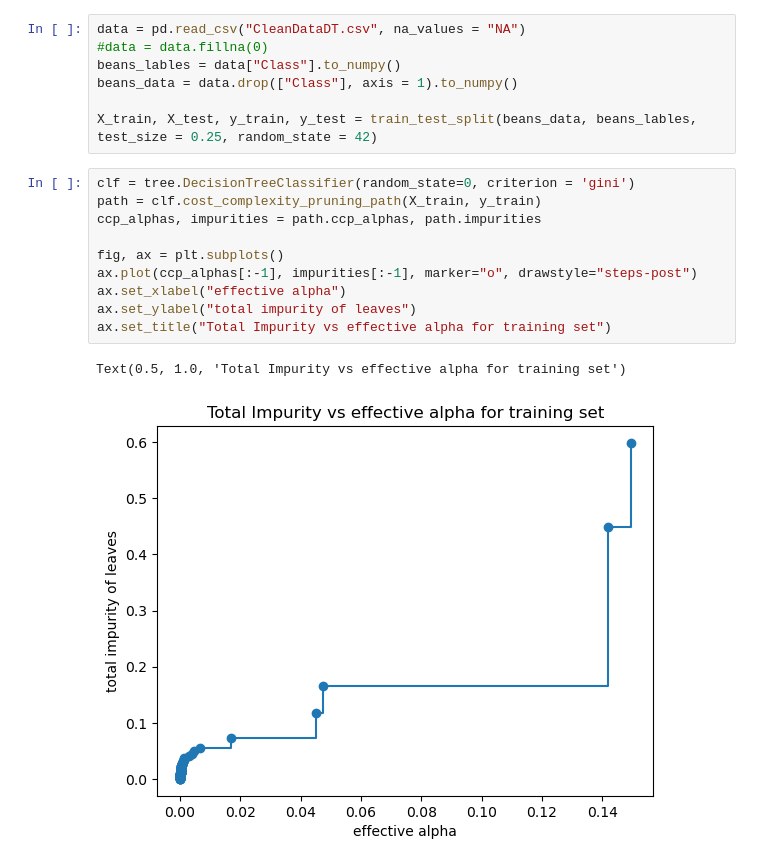
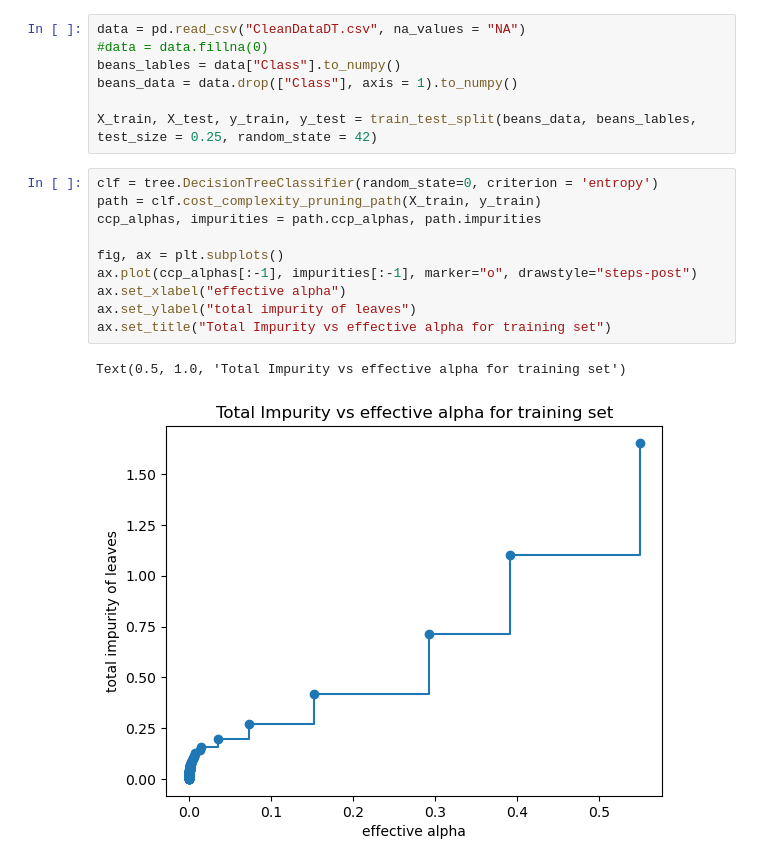
Before and after one commit to Ben-vD/ML_Assignments, a Jupyter notebook: Assignment_1/Source/Assignment_1.ipynb, the cells around one changed output. Drawn from its saved outputs; the diff is of its cells as text.

```diff
--- a/Assignment_1/Source/Assignment_1.ipynb
+++ b/Assignment_1/Source/Assignment_1.ipynb
@@ -158,18 +154,18 @@ beans_data = data.drop(["Class"], axis = 1).to_numpy()
 
 X_train, X_test, y_train, y_test = train_test_split(beans_data, beans_lables, test_size = 0.25, random_state = 42)
 # %%
-clf = tree.DecisionTreeClassifier(random_state=0, criterion = 'gini')
+clf = tree.DecisionTreeClassifier(random_state=0, criterion = 'entropy')
 path = clf.cost_complexity_pruning_path(X_train, y_train)
 ccp_alphas, impurities = path.ccp_alphas, path.impurities
 
 fig, ax = plt.subplots()
 ax.plot(ccp_alphas[:-1], impurities[:-1], marker="o", drawstyle="steps-post")
 ax.set_xlabel("effective alpha")
 ax.set_ylabel("total impurity of leaves")
 ax.set_title("Total Impurity vs effective alpha for training set")
 # %% [output]
 Text(0.5, 1.0, 'Total Impurity vs effective alpha for training set')
-[figure, old version]
+[figure, new version]
 # %%
 clfs = []
 for ccp_alpha in ccp_alphas:
```
Also changed, not shown: parts of 11 cells of this notebook, 8 other files.
